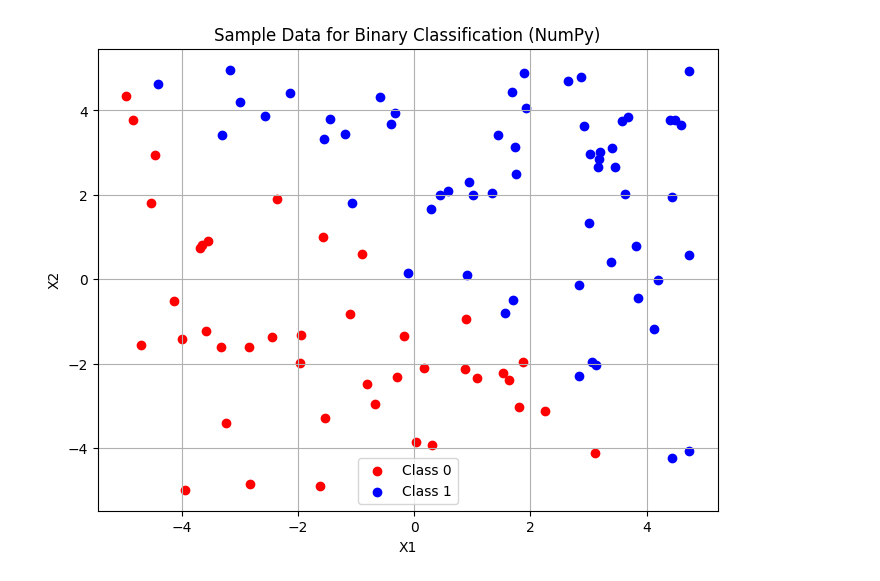
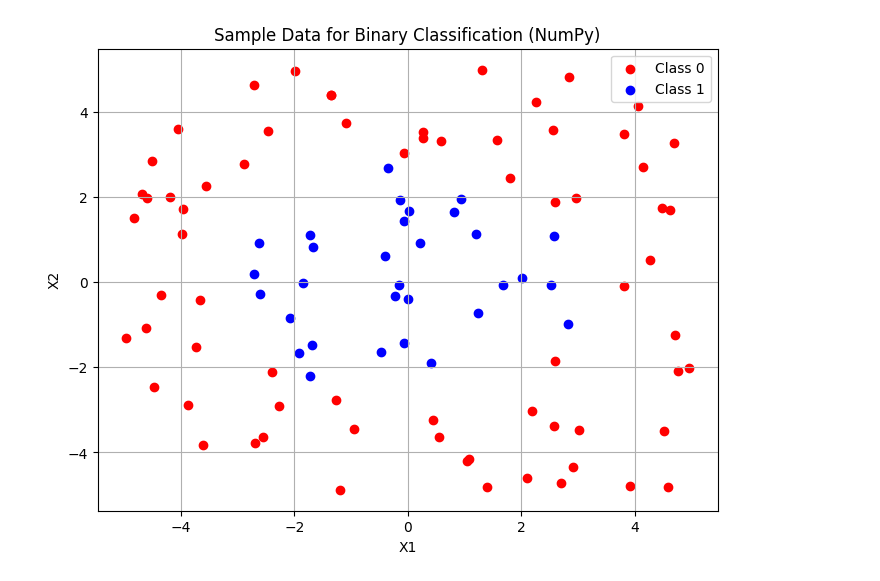
Before and after one commit to jerry930829/114-1-ML, a Jupyter notebook: HW/HW1/MLP.ipynb, the cells around one changed output. Drawn from its saved outputs; the diff is of its cells as text; code cells hidden in the pictures.

```diff
--- a/HW/HW1/MLP.ipynb
+++ b/HW/HW1/MLP.ipynb
@@ -4,39 +4,45 @@ import random
 import math
 import matplotlib.pyplot as plt
 # %%
+import numpy as np
+import random
+import math
+import matplotlib.pyplot as plt
+
 # 生成範例資料 (使用 NumPy)
 def generate_data_np(num_samples):
     data = []
     for i in range(num_samples):
         x = (random.uniform(-5, 5), random.uniform(-5, 5))
-        label = 1 if x[0] + x[1] > 0 else 0
+        distance_from_center = math.sqrt(x[0]**2 + x[1]**2)
+        label = 1 if distance_from_center < 3 else 0
         data.append((np.array(x), label))
     return data
 
-# 可視化資料 (與之前相同，使用 matplotlib)
+# 可視化資料 (使用 matplotlib)
 def visualize_data_np(data):
     x_class0 = [d[0][0] for d in data if d[1] == 0]
     y_class0 = [d[0][1] for d in data if d[1] == 0]
     x_class1 = [d[0][0] for d in data if d[1] == 1]
     y_class1 = [d[0][1] for d in data if d[1] == 1]
 
     plt.figure(figsize=(8, 6))
     plt.scatter(x_class0, y_class0, color='red', label='Class 0')
     plt.scatter(x_class1, y_class1, color='blue', label='Class 1')
     plt.title('Sample Data for Binary Classification (NumPy)')
     plt.xlabel('X1')
     plt.ylabel('X2')
     plt.legend()
     plt.grid(True)
     plt.show()
 
 # 生成 100 個樣本的資料 (使用 NumPy 格式)
 sample_data_np = generate_data_np(100)
 
 # 可視化資料
 visualize_data_np(sample_data_np)
 # %% [output]
-[figure, old version]
+[figure, new version]
 # %%
 # 初始化 MLP 模型 (使用 NumPy)
 def initialize_mlp_np(input_size, hidden_size, output_size):
```
Also changed, not shown: parts of 4 cells of this notebook.
